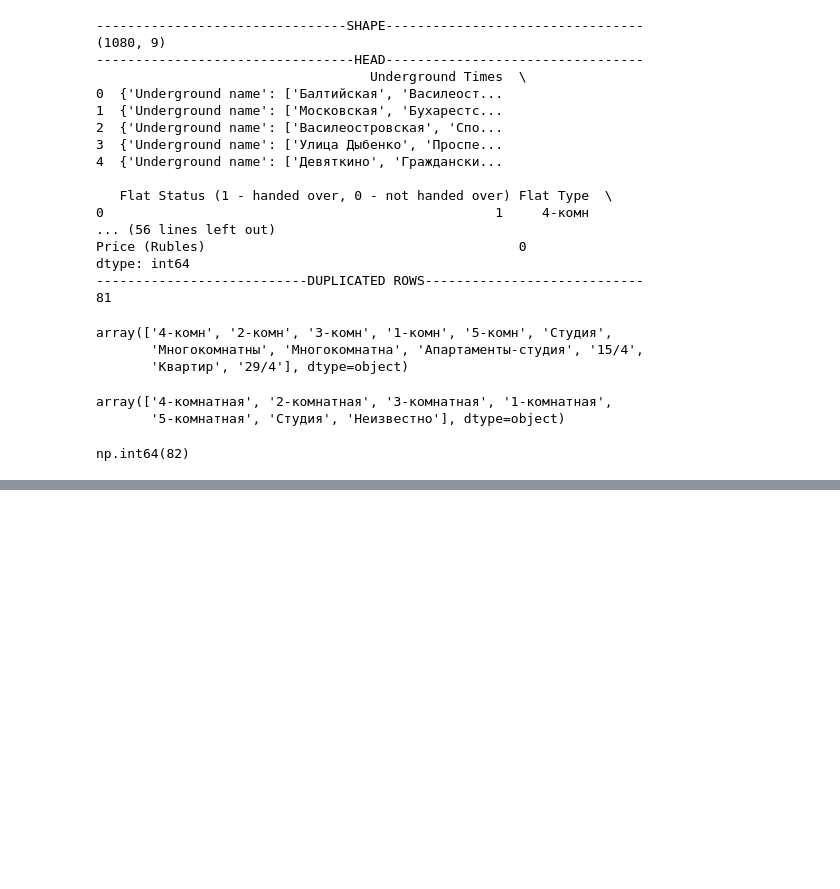
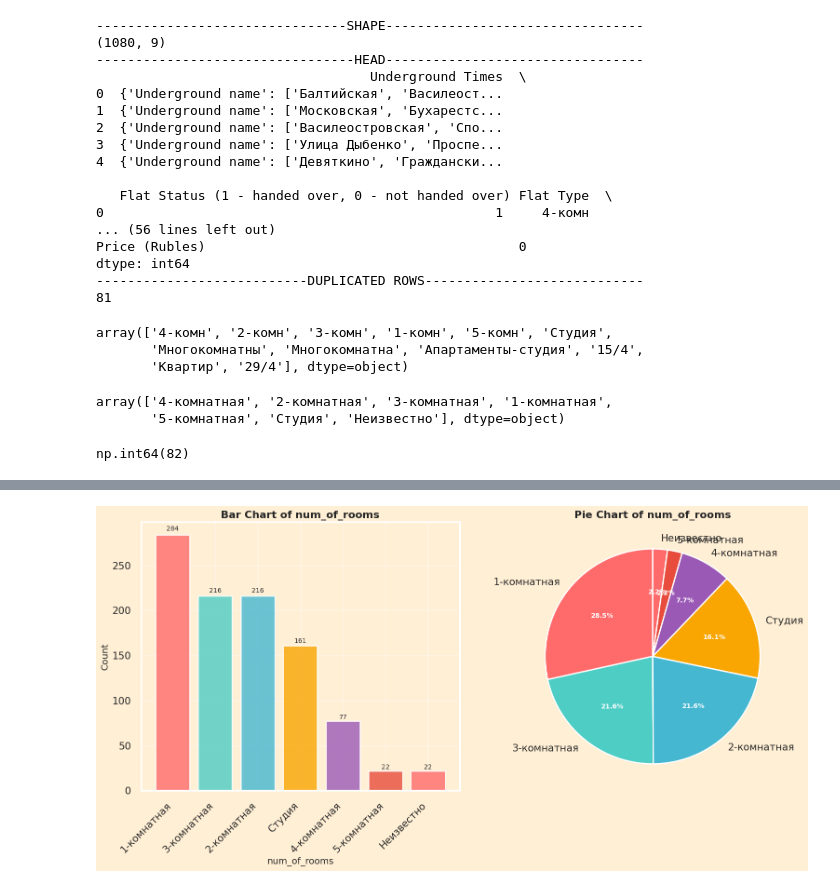
Before and after one commit to lodygin-mikhail/Real_Estate_Saint_Petersburg, a Jupyter notebook: nootbooks/flats.ipynb, the cells around one changed output, grey strips where cells are left out. Drawn from its saved outputs; the diff is of its cells as text; code cells hidden in the pictures; blank space fills up the shorter version.

```diff
--- a/nootbooks/flats.ipynb
+++ b/nootbooks/flats.ipynb
@@ -150,0 +261,4 @@ df.drop_duplicates(inplace=True)
+# %%
+plot_categorical_col(df, 'num_of_rooms')
+# %% [output]
+[figure, added]
```
Also changed, not shown: parts of 23 cells of this notebook.
